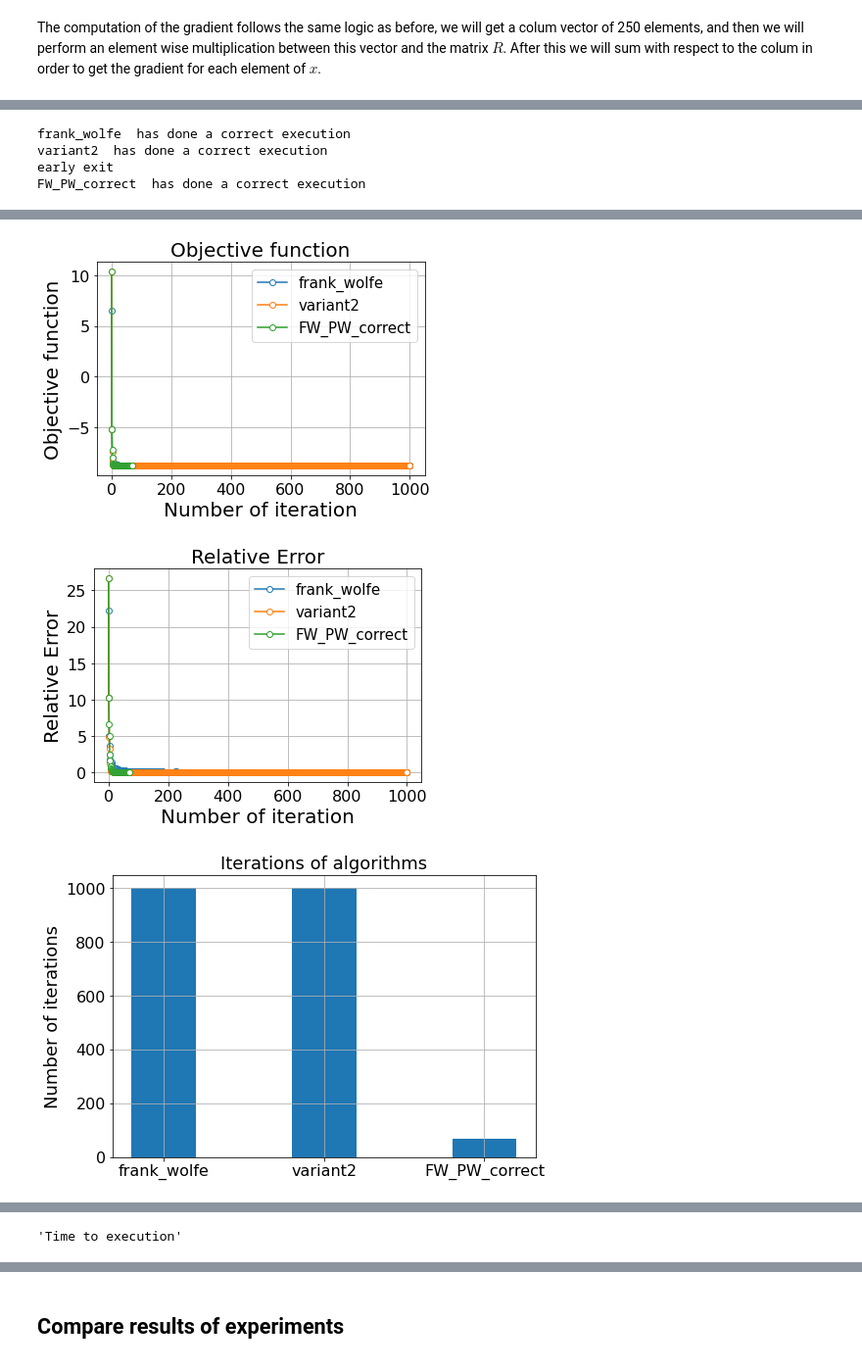
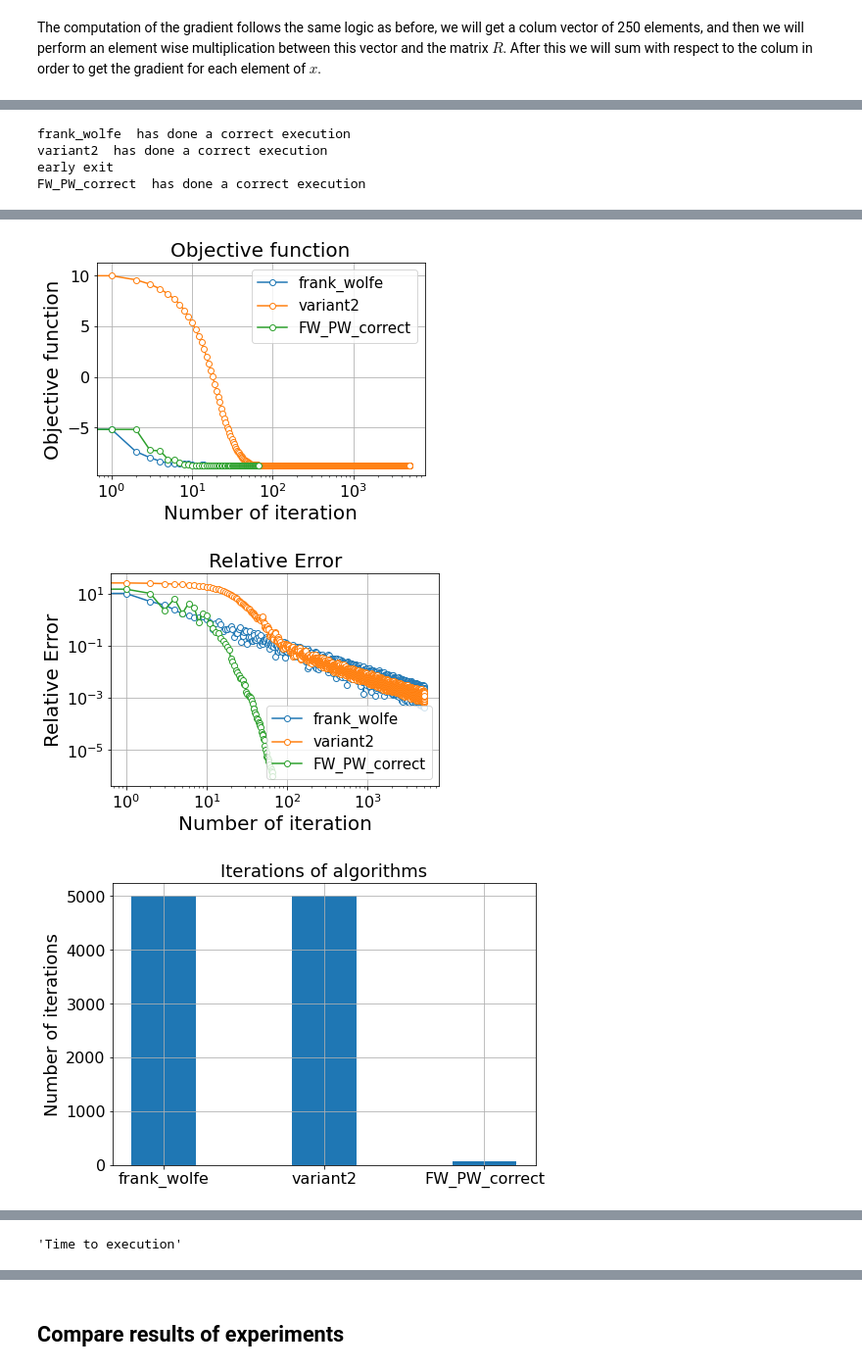
Before and after one commit to PashaIanko/Portfolio-Optimization, a Jupyter notebook: experiments.ipynb, the cells around one changed output, grey strips where cells are left out. Shown at 98% size. Drawn from its saved outputs; the diff is of its cells as text; code cells hidden in the pictures.

Commit message:
run on 5000 iterations

```diff
--- a/experiments.ipynb
+++ b/experiments.ipynb
@@ -163,34 +178,36 @@ def variant2(objective,  gradient, r,  max_iter = 1000):
 # %%
 def FW_PW_correct(objective,  gradient, r,  max_iter = 1000):
     eps = 1e-6
-    active_set=np.eye(r.shape[1]) # the active set has as vertexes the characteristic vectors
+    #active_set=np.eye(r.shape[1]) # the active set has as vertexes the characteristic vectors
     gap_list=[]
 
 
-    xt  = active_set[0, :] #itiliaze x with the fisrt vertex
+    #xt  = active_set[0, :] #itiliaze x with the fisrt vertex
     #for the part of the code concerning the weights see the paper for a more detailed explenations
     ind=[0] #list of indexes correspondig to the vertexes that are into set1 (see below)
-    weights = np.zeros(r.shape[1]) #we have a weight for each vertex of the active set
+    #weights = np.zeros(r.shape[1]) #we have a weight for each vertex of the active set
     #we also have another set (set1 corresponding to S in the paper) where there
     #are all the vertexes that can be chosen to compute the away direction
-
-    weights[ind] = 1 #we set the weights corresponding to the vertexes that are in set1 equal to one, the rest is equal to zero
+    xt=np.zeros(r.shape[1])
+    xt[ind]=1
+    #weights[ind] = 1 #we set the weights corresponding to the vertexes that are in set1 equal to one, the rest is equal to zero
 
     o=[]
     algo_start = default_timer()
     for i in range(max_iter):
 
-        set1=active_set[ind,:] #create the set1 where there are all the vertexes with the corresponding weights different from 0
+        #set1=active_set[ind,:] #create the set1 where there are all the vertexes with the corresponding weights different from 0
         g  = gradient(xt, r)
         fxt  = objective(xt,r )
         o.append(fxt)
         st, sti = LMO( g) #linear minimizer oracle
-        vti = np.argmax(g[ind]) #away vertex
-        vt = set1[vti]
+        vti = np.argmax(g[ind])
+
 
         vti=ind[vti] #trick, since vti will correspond to the index in set1, that is smaller than active set
         #I retrive the corresponding index in the active set
-
+        vt=np.zeros(xt.shape[0]) #away vertex
+        vt[vti]=1
         dt = st - vt #pairwise direction
         gfw =  - g @ dt #gap
         gap_list.append(gfw)
@@ -200,16 +217,16 @@ def FW_PW_correct(objective,  gradient, r,  max_iter = 1000):
           delta_t = algo_end - algo_start
           return [xt, o, gap_list, i]
 
-        gamma_max = weights[vti] #gamma max equal to the weight corresponding to the away vertex
+        gamma_max = xt[vti] #gamma max equal to the weight corresponding to the away vertex
 
         gamma = arimjo_ls(xt, fxt, gamma_max, gfw, dt, r)
-        weights[vti] -= gamma #updating the weights according to the paper
-        weights[sti] += gamma
+        #weights[vti] -= gamma #updating the weights according to the paper
+        #weights[sti] += gamma
          #updating the list of indexes correspondig to the non zero weights
         if (abs(xt[vti]) <= 0.0001): #removing weights that are too little
             #active_set = np.delete(active_set, vti, 0)
-            weights[vti]=0
-        ind=(np.array(list(range(weights.shape[0])))[(weights>0)]).tolist()
+            xt[vti]=0
+        ind=(np.array(list(range(xt.shape[0])))[(xt>0)]).tolist()
 
 
 
@@ -228,6 +245,8 @@ def plot_objective_function(values):
         ax.plot(s, marker = 'o', markerfacecolor = 'white', label=a)
         leg = ax.legend(prop = {'size': legendsize})
 
+        ax.set_xscale('log')
+
     ax.tick_params(labelsize = labelsize)
     plt.xlabel('Number of iteration', fontsize = fontsize)
     plt.ylabel('Objective function', fontsize = fontsize)
@@ -244,6 +263,9 @@ def plot_gap(values):
     for a, s in values.items():
         ax.plot(s, marker = 'o', markerfacecolor = 'white', label=a)
         leg = ax.legend(prop = {'size': legendsize})
+        ax.set_yscale('log')
+        ax.set_xscale('log')
+
     ax.tick_params(labelsize = labelsize)
     plt.xlabel('Number of iteration', fontsize = fontsize)
     plt.ylabel('Relative Error', fontsize = fontsize)
@@ -336,7 +358,9 @@ def run_experiment(n_assets, n_periods, max_iterations, fun):
     )
 
     invest_distributions = np.array([v for v in i.values()])
-    sns.heatmap(invest_distributions, cmap = sns.color_palette("YlOrBr", as_cmap=True))
+    #sns.heatmap(invest_distributions, cmap = sns.color_palette("YlOrBr", as_cmap=True))
+    fig = px.imshow(invest_distributions, aspect="auto", y=[j for j in i.keys()], color_continuous_scale='greys')
+    fig.show()
 
     display('Time to execution', pd.DataFrame(t))
     return i, o, g, t, n_iterations
@@ -385,16 +409,16 @@ FW_PW_correct  has done a correct execution
 # %%
 investments_1500, objective_func_1500, gaps_1500, dts_1500, n_iterations_1500 = run_experiment(
     n_assets = 1500,
     n_periods = 1000,
-    max_iterations = 1000,
+    max_iterations = 5000,
     fun = [frank_wolfe, variant2, FW_PW_correct]
 )
 # %% [output]
 frank_wolfe  has done a correct execution
 variant2  has done a correct execution
 early exit
 FW_PW_correct  has done a correct execution
 [figure]
-[figure, old version]
+[figure, new version]
-[figure, old version]
+[figure, new version]
-[figure, old version]
+[figure, new version]
```
Also changed, not shown: parts of 22 cells of this notebook.
